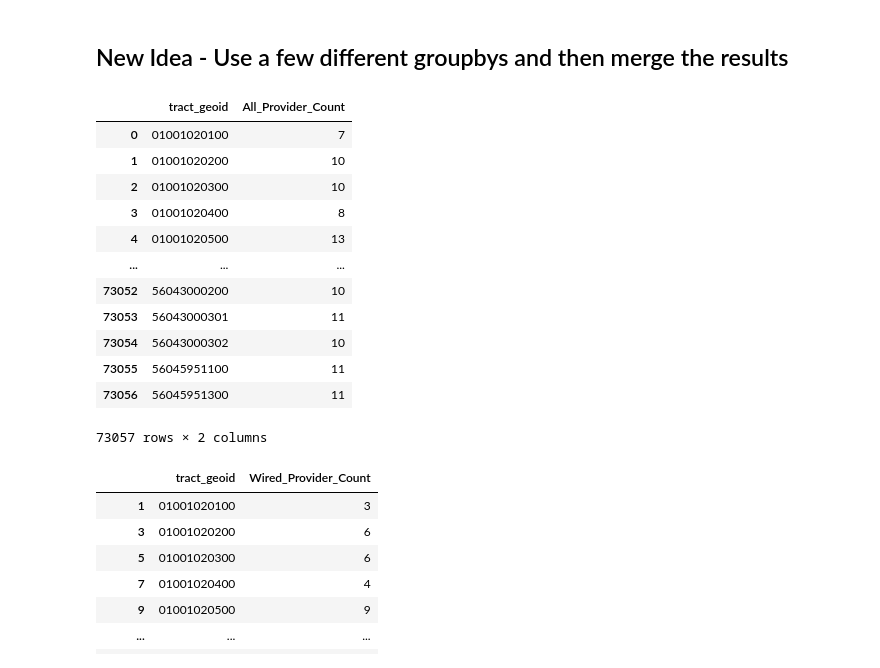
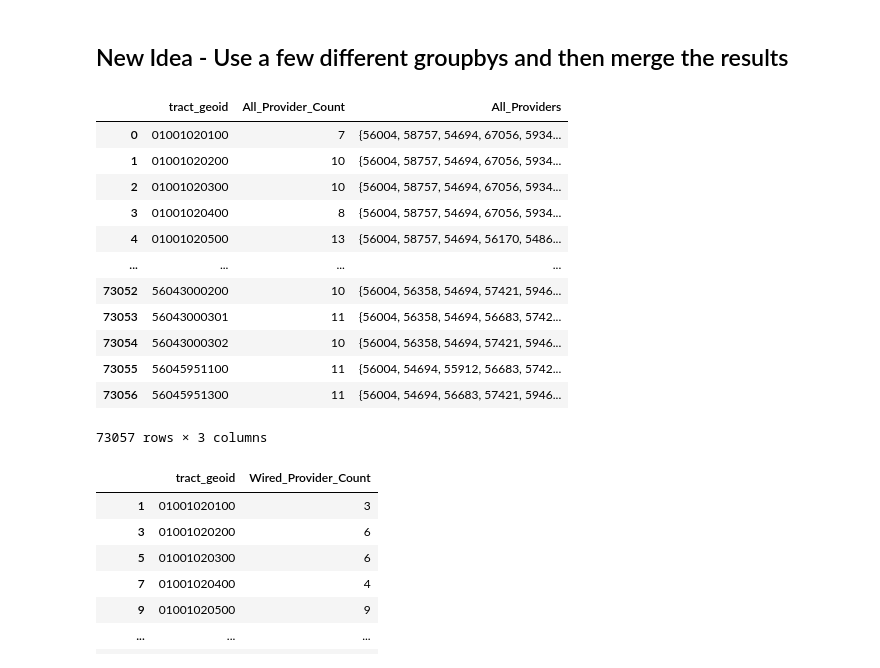
Before and after one commit to jcweaver/broadband-capstone, a Jupyter notebook: notebooks/FCC.ipynb, the cells around one changed output. Cells and saved outputs as stored; diff of their text form; code cells hidden in the pictures.

Commit message:
Updated dataset by tract

```diff
--- a/notebooks/FCC.ipynb
+++ b/notebooks/FCC.ipynb
@@ -200,24 +200,25 @@ Make a dictionary of Provider_Id to List of [ProviderName, DBAName, TechCode]
 grouped_tract = newdf.groupby(["tract_geoid"])
 # %%
 df1 = grouped_tract.agg(
-    All_Provider_Count = ("Provider_Id", "nunique")
+    All_Provider_Count = ("Provider_Id", "nunique"),
+    All_Providers = ("Provider_Id", lambda x: set(x))
 )
 df1 = df1.reset_index()
 df1
 # %% [output]
-|  | tract_geoid | All_Provider_Count |
-| 0 | 01001020100 | 7 |
-| 1 | 01001020200 | 10 |
-| 2 | 01001020300 | 10 |
-| 3 | 01001020400 | 8 |
-| 4 | 01001020500 | 13 |
-| ... | ... | ... |
-| 73052 | 56043000200 | 10 |
-| 73053 | 56043000301 | 11 |
-| 73054 | 56043000302 | 10 |
-| 73055 | 56045951100 | 11 |
-| 73056 | 56045951300 | 11 |
+|  | tract_geoid | All_Provider_Count | All_Providers |
+| 0 | 01001020100 | 7 | {56004, 58757, 54694, 67056, 5934... |
+| 1 | 01001020200 | 10 | {56004, 58757, 54694, 67056, 5934... |
+| 2 | 01001020300 | 10 | {56004, 58757, 54694, 67056, 5934... |
+| 3 | 01001020400 | 8 | {56004, 58757, 54694, 67056, 5934... |
+| 4 | 01001020500 | 13 | {56004, 58757, 54694, 56170, 5486... |
+| ... | ... | ... | ... |
+| 73052 | 56043000200 | 10 | {56004, 56358, 54694, 57421, 5946... |
+| 73053 | 56043000301 | 11 | {56004, 56358, 54694, 56683, 5742... |
+| 73054 | 56043000302 | 10 | {56004, 56358, 54694, 57421, 5946... |
+| 73055 | 56045951100 | 11 | {56004, 54694, 55912, 56683, 5742... |
+| 73056 | 56045951300 | 11 | {56004, 54694, 56683, 57421, 5946... |
-73057 rows × 2 columns
+73057 rows × 3 columns
 # %%
 # Total provider count for Is_Wired
 grouped_tract2 = newdf.groupby(["tract_geoid", "Is_Wired"])
```
Also changed, not shown: parts of 18 cells of this notebook, 2 other files.
